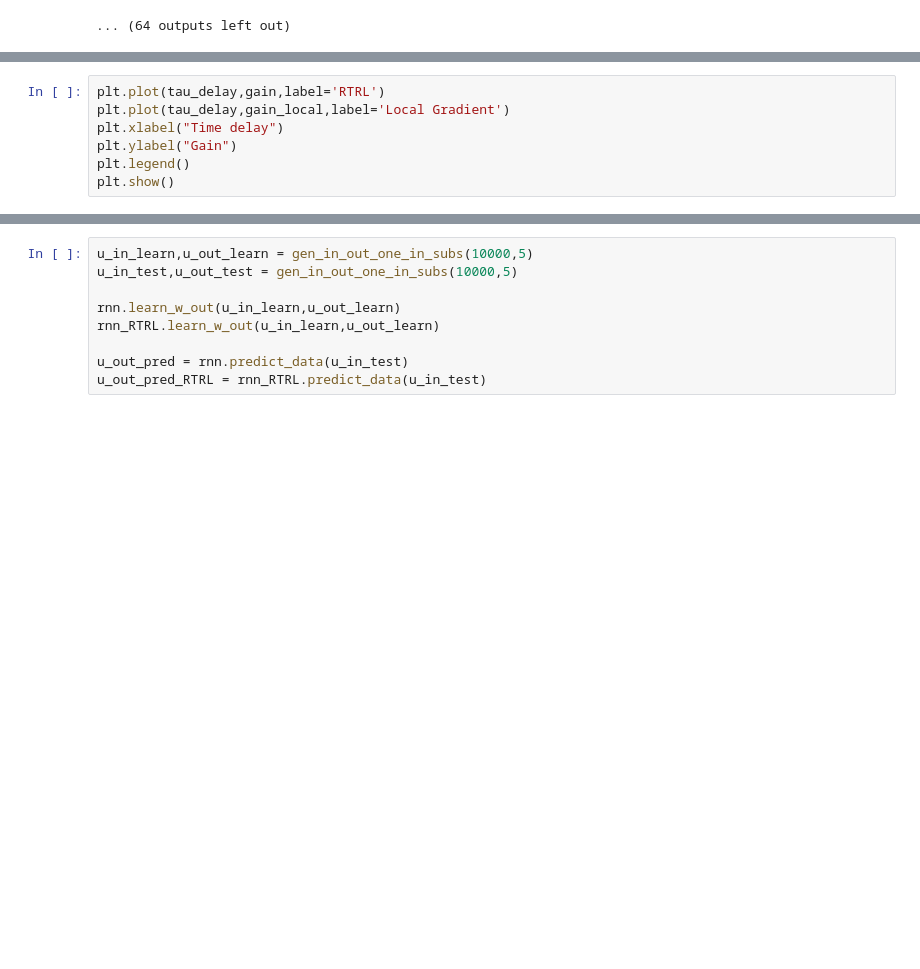
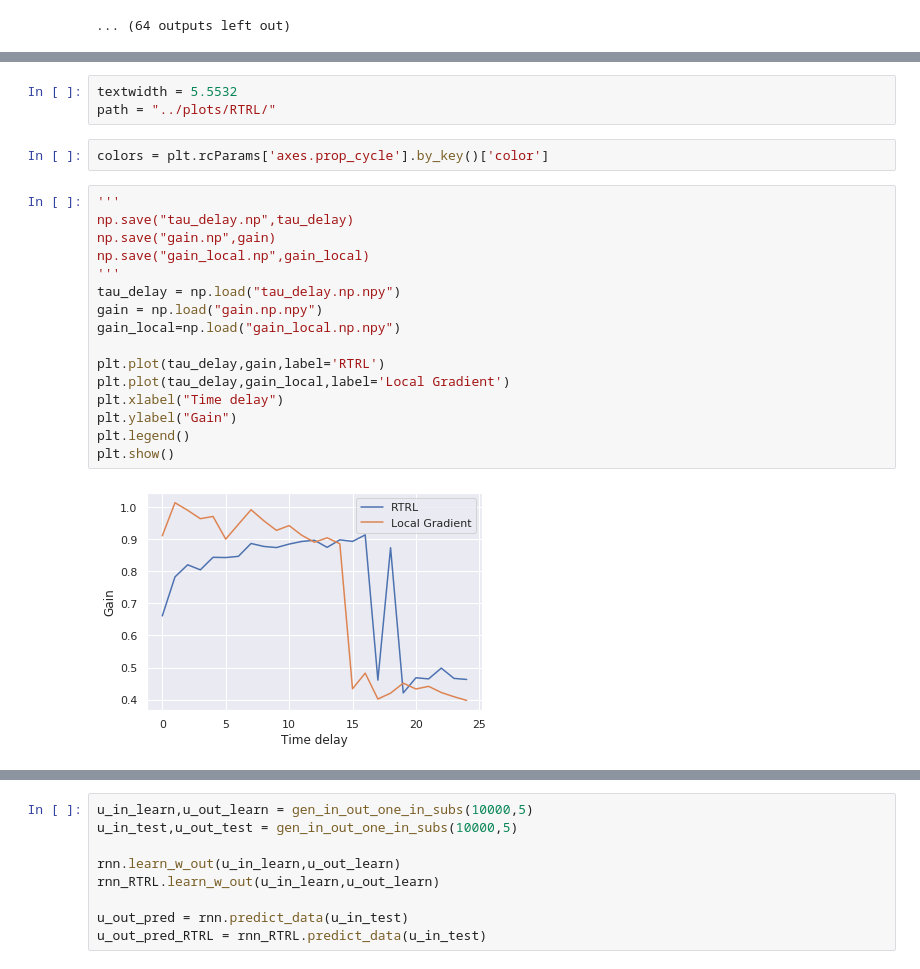
Before and after one commit to FabianSchubert/DrivenRandNetworkCriticality, a Jupyter notebook: code/RFOL_vs_RTRL.ipynb, the cells around one changed output, grey strips where cells are left out. Drawn from its saved outputs; the diff is of its cells as text; blank space fills up the shorter version.

```diff
--- a/code/RFOL_vs_RTRL.ipynb
+++ b/code/RFOL_vs_RTRL.ipynb
@@ -390,7 +444,23 @@ for k,tau in tqdm(enumerate(tau_delay)):
+# %%
+textwidth = 5.5532
+path = "../plots/RTRL/"
+# %%
+colors = plt.rcParams['axes.prop_cycle'].by_key()['color']
 # %%
+'''
+np.save("tau_delay.np",tau_delay)
+np.save("gain.np",gain)
+np.save("gain_local.np",gain_local)
+'''
+tau_delay = np.load("tau_delay.np.npy")
+gain = np.load("gain.np.npy")
+gain_local=np.load("gain_local.np.npy")
+
 plt.plot(tau_delay,gain,label='RTRL')
 plt.plot(tau_delay,gain_local,label='Local Gradient')
 plt.xlabel("Time delay")
 plt.ylabel("Gain")
 plt.legend()
 plt.show()
+# %% [output]
+[figure, added]
```
Also changed, not shown: parts of 25 cells of this notebook, 35 other files.
